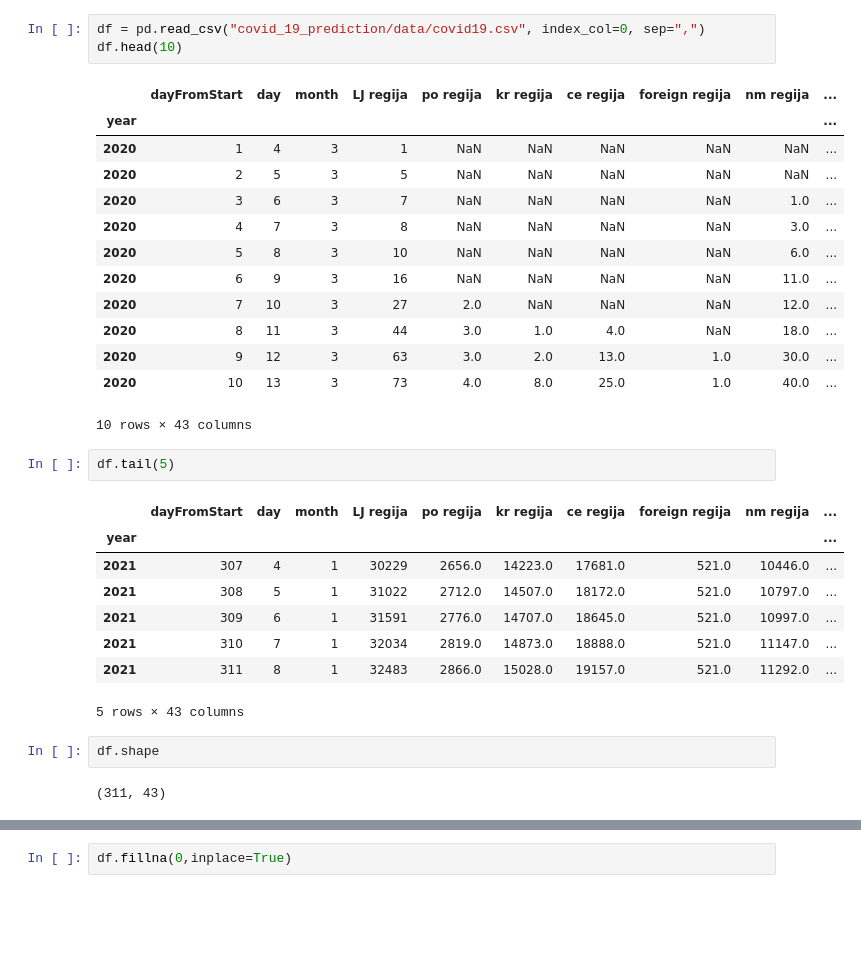
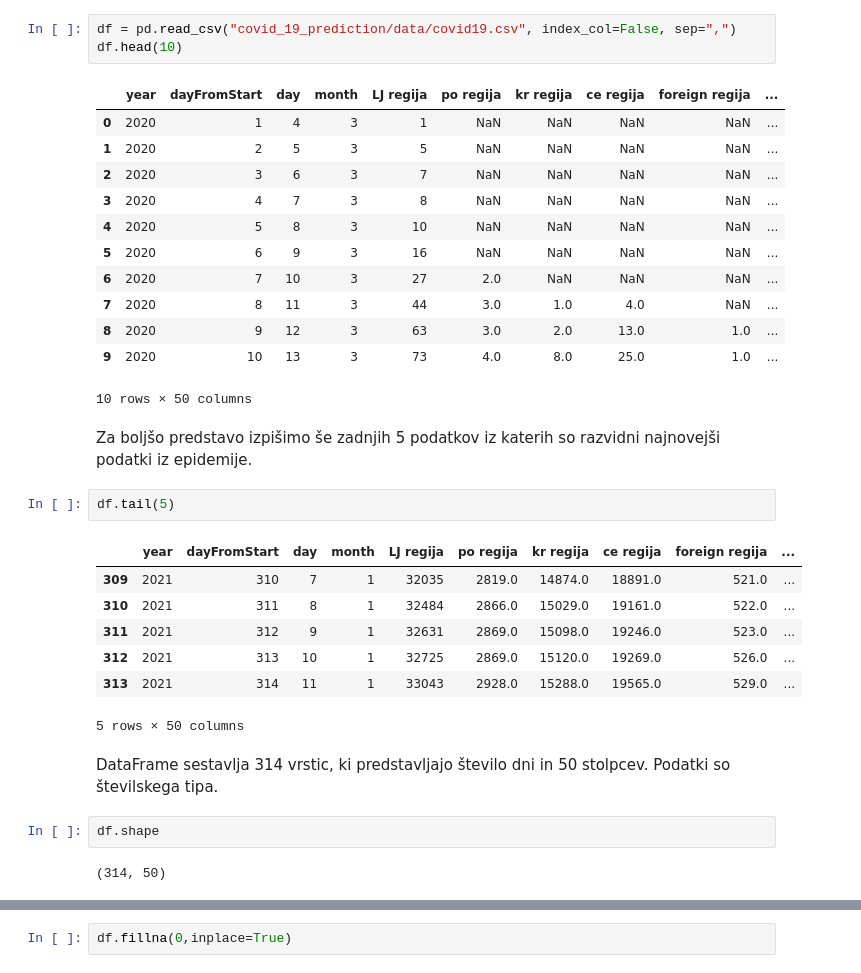
Before and after one commit to nejchauptman/Covid-19-prediction, a Jupyter notebook: covid_19.ipynb, the cells around one changed output, grey strips where cells are left out. Drawn from its saved outputs; the diff is of its cells as text; blank space fills up the shorter version.

```diff
--- a/covid_19.ipynb
+++ b/covid_19.ipynb
@@ -5,35 +17,37 @@ import matplotlib.pyplot as plt
 # %%
-df = pd.read_csv("covid_19_prediction/data/covid19.csv", index_col=0, sep=",")
+df = pd.read_csv("covid_19_prediction/data/covid19.csv", index_col=False, sep=",")
 df.head(10)
 # %% [output]
-|  | dayFromStart | day | month | LJ regija | po regija | kr regija | ce regija | foreign regija | nm regija | ... |
-| year |  |  |  |  |  |  |  |  |  | ... |
-| 2020 | 1 | 4 | 3 | 1 | NaN | NaN | NaN | NaN | NaN | ... |
-| 2020 | 2 | 5 | 3 | 5 | NaN | NaN | NaN | NaN | NaN | ... |
-| 2020 | 3 | 6 | 3 | 7 | NaN | NaN | NaN | NaN | 1.0 | ... |
-| 2020 | 4 | 7 | 3 | 8 | NaN | NaN | NaN | NaN | 3.0 | ... |
-| 2020 | 5 | 8 | 3 | 10 | NaN | NaN | NaN | NaN | 6.0 | ... |
-| 2020 | 6 | 9 | 3 | 16 | NaN | NaN | NaN | NaN | 11.0 | ... |
-| 2020 | 7 | 10 | 3 | 27 | 2.0 | NaN | NaN | NaN | 12.0 | ... |
-| 2020 | 8 | 11 | 3 | 44 | 3.0 | 1.0 | 4.0 | NaN | 18.0 | ... |
-| 2020 | 9 | 12 | 3 | 63 | 3.0 | 2.0 | 13.0 | 1.0 | 30.0 | ... |
-| 2020 | 10 | 13 | 3 | 73 | 4.0 | 8.0 | 25.0 | 1.0 | 40.0 | ... |
+|  | year | dayFromStart | day | month | LJ regija | po regija | kr regija | ce regija | foreign regija | ... |
+| 0 | 2020 | 1 | 4 | 3 | 1 | NaN | NaN | NaN | NaN | ... |
+| 1 | 2020 | 2 | 5 | 3 | 5 | NaN | NaN | NaN | NaN | ... |
+| 2 | 2020 | 3 | 6 | 3 | 7 | NaN | NaN | NaN | NaN | ... |
+| 3 | 2020 | 4 | 7 | 3 | 8 | NaN | NaN | NaN | NaN | ... |
+| 4 | 2020 | 5 | 8 | 3 | 10 | NaN | NaN | NaN | NaN | ... |
+| 5 | 2020 | 6 | 9 | 3 | 16 | NaN | NaN | NaN | NaN | ... |
+| 6 | 2020 | 7 | 10 | 3 | 27 | 2.0 | NaN | NaN | NaN | ... |
+| 7 | 2020 | 8 | 11 | 3 | 44 | 3.0 | 1.0 | 4.0 | NaN | ... |
+| 8 | 2020 | 9 | 12 | 3 | 63 | 3.0 | 2.0 | 13.0 | 1.0 | ... |
+| 9 | 2020 | 10 | 13 | 3 | 73 | 4.0 | 8.0 | 25.0 | 1.0 | ... |
-10 rows × 43 columns
+10 rows × 50 columns
+# %% [markdown]
+Za boljšo predstavo izpišimo še zadnjih 5 podatkov iz katerih so razvidni najnovejši podatki iz epidemije.
 # %%
 df.tail(5)
 # %% [output]
-|  | dayFromStart | day | month | LJ regija | po regija | kr regija | ce regija | foreign regija | nm regija | ... |
-| year |  |  |  |  |  |  |  |  |  | ... |
-| 2021 | 307 | 4 | 1 | 30229 | 2656.0 | 14223.0 | 17681.0 | 521.0 | 10446.0 | ... |
-| 2021 | 308 | 5 | 1 | 31022 | 2712.0 | 14507.0 | 18172.0 | 521.0 | 10797.0 | ... |
-| 2021 | 309 | 6 | 1 | 31591 | 2776.0 | 14707.0 | 18645.0 | 521.0 | 10997.0 | ... |
-| 2021 | 310 | 7 | 1 | 32034 | 2819.0 | 14873.0 | 18888.0 | 521.0 | 11147.0 | ... |
-| 2021 | 311 | 8 | 1 | 32483 | 2866.0 | 15028.0 | 19157.0 | 521.0 | 11292.0 | ... |
+|  | year | dayFromStart | day | month | LJ regija | po regija | kr regija | ce regija | foreign regija | ... |
+| 309 | 2021 | 310 | 7 | 1 | 32035 | 2819.0 | 14874.0 | 18891.0 | 521.0 | ... |
+| 310 | 2021 | 311 | 8 | 1 | 32484 | 2866.0 | 15029.0 | 19161.0 | 522.0 | ... |
+| 311 | 2021 | 312 | 9 | 1 | 32631 | 2869.0 | 15098.0 | 19246.0 | 523.0 | ... |
+| 312 | 2021 | 313 | 10 | 1 | 32725 | 2869.0 | 15120.0 | 19269.0 | 526.0 | ... |
+| 313 | 2021 | 314 | 11 | 1 | 33043 | 2928.0 | 15288.0 | 19565.0 | 529.0 | ... |
-5 rows × 43 columns
+5 rows × 50 columns
+# %% [markdown]
+DataFrame sestavlja 314 vrstic, ki predstavljajo število dni in 50 stolpcev. Podatki so številskega tipa.
 # %%
 df.shape
 # %% [output]
-(311, 43)
+(314, 50)
 # %%
 df.dtypes
 # %% [output]
```
Also changed, not shown: parts of 40 cells of this notebook, 3 other files.
